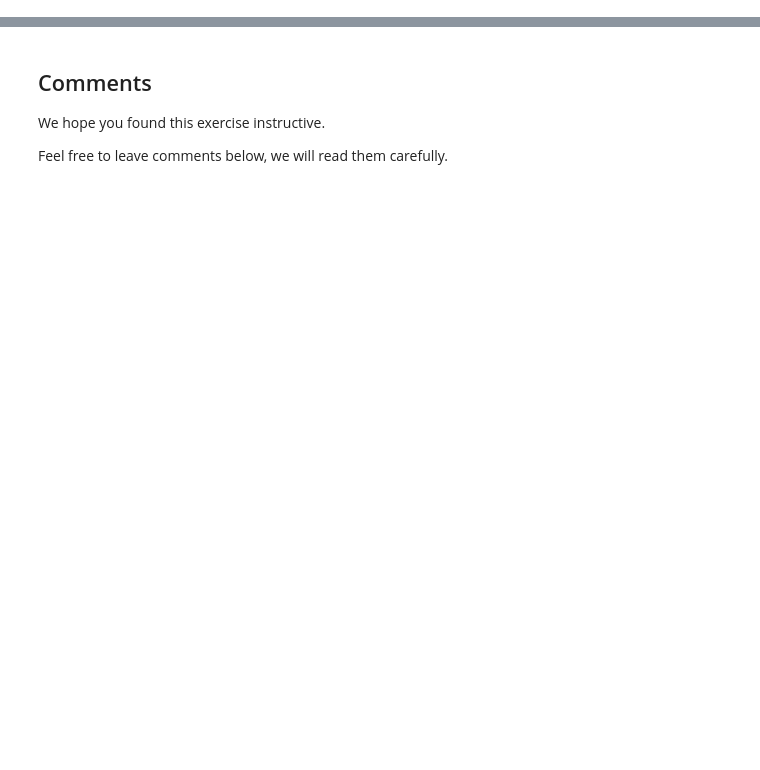
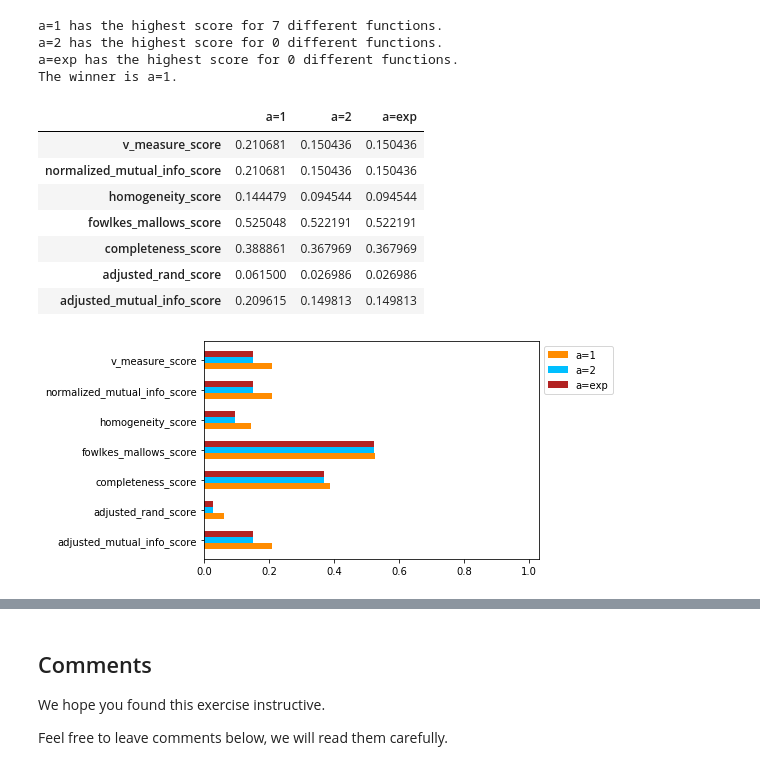
Before and after one commit to bosho86/StatisticalLearningTheory, a Jupyter notebook: slt-ce-5.ipynb, the cells around one changed output, grey strips where cells are left out. Cells and saved outputs as stored; diff of their text form; code cells hidden in the pictures; blank space fills up the shorter version.

```diff
--- a/slt-ce-5.ipynb
+++ b/slt-ce-5.ipynb
@@ -476,0 +700,41 @@ Please, write here your explanations, observation and thoughts about results of
+# %%
+#Transformation family 1
+# D = ((max(S) - S) / (max(S) - min(S))) ** 1
+# D = ((max(S) - S) / (max(S) - min(S))) ** 2
+# D = np.exp(((max(S) - S) / (max(S) - min(S))))
+
+#Please add your code here
+## Calculation of different dissimilarity matrices with different transformations of the similarity matrix
+S  = prodom["similarity"]
+D1 = ((np.max(S) - S) / (np.max(S) - np.min(S))) ** 1
+D2 = ((np.max(S) - S) / (np.max(S) - np.min(S))) ** 2
+D3 = np.exp((np.max(S) - S) / (np.max(S) - np.min(S)))
+D  = [D1, D2, D3]
+
+# Calculation of different cluster predictions with different dissimilarity matrices
+labels1_SC = []
+for i in range(3):
+    SC = skl.cluster.SpectralClustering(n_clusters=4, random_state=42, affinity="precomputed")
+    affinities = np.exp(- D[i] / 3) # SC takes positive affinities as input
+    labels1_SC.append(SC.fit_predict(affinities))
+
+# Print and plot the scores for different functions and different params
+best_transform1_SC = compare_clusterings(labels_true=prodom["labels"],
+                                         width = 0.2,
+                                         SpectralClustering_a1=labels1_SC[0],
+                                         SpectralClustering_a2=labels1_SC[1],
+                                         SpectralClustering_aexp=labels1_SC[2])
+# %% [output]
+a=1 has the highest score for 7 different functions.
+a=2 has the highest score for 0 different functions.
+a=exp has the highest score for 0 different functions.
+The winner is a=1.
+|  | a=1 | a=2 | a=exp |
+| v_measure_score | 0.210681 | 0.150436 | 0.150436 |
+| normalized_mutual_info_score | 0.210681 | 0.150436 | 0.150436 |
+| homogeneity_score | 0.144479 | 0.094544 | 0.094544 |
+| fowlkes_mallows_score | 0.525048 | 0.522191 | 0.522191 |
+| completeness_score | 0.388861 | 0.367969 | 0.367969 |
+| adjusted_rand_score | 0.061500 | 0.026986 | 0.026986 |
+| adjusted_mutual_info_score | 0.209615 | 0.149813 | 0.149813 |
+[figure, added]
```
Also changed, not shown: parts of 109 cells of this notebook, 13 other files.
